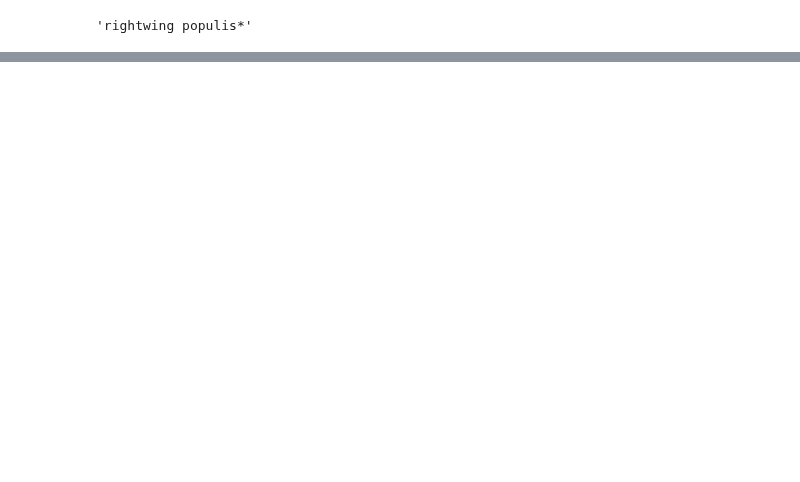
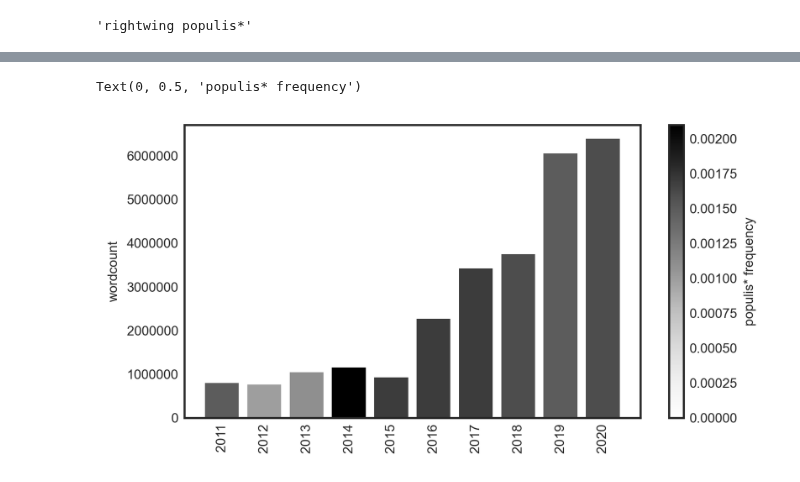
Before and after one commit to CCS-ZCU/pop, a Jupyter notebook: scripts/5_exploring_trends.ipynb, the cells around one changed output, grey strips where cells are left out. Cells and saved outputs as stored; diff of their text form; code cells hidden in the pictures; blank space fills up the shorter version.

```diff
--- a/scripts/5_exploring_trends.ipynb
+++ b/scripts/5_exploring_trends.ipynb
@@ -257,0 +372,5 @@ articles_metadata.head(20)
+# %%
+articles_metadata["year"] = articles_metadata["year"].replace(3017, 2017)
+# %%
+articles_metadata_sums = articles_metadata.groupby("year").sum().reset_index()
+articles_metadata_sums
@@ -257,0 +389,2 @@ articles_metadata.head(20)
+# %%
+articles_metadata_sums["populis*_freq"] = np.round(articles_metadata_sums["populis*_N"] / articles_metadata_sums["wordcount"], 4)
@@ -257,0 +405,3 @@ articles_metadata.head(20)
+# %%
+cm = plt.get_cmap("Greys")
+color= cm(articles_metadata_sums["populis*_freq"] / articles_metadata_sums["populis*_freq"].max())
@@ -257,0 +410,21 @@ articles_metadata.head(20)
+# %%
+fig, ax = plt.subplots(figsize=(5.7, 3), dpi=300, tight_layout=True)
+ax.bar(x=articles_metadata_sums["year"], height=articles_metadata_sums["wordcount"], color=color)
+ax.ticklabel_format(style='plain')
+ax.set_ylabel("wordcount")
+ax.set_xticks(articles_metadata_sums["year"], )
+ax.set_xticklabels(articles_metadata_sums["year"], rotation=90)
+
+sm = ScalarMappable(cmap=cm)
+# set colorbar properties
+sm.set_array([])
+sm.set_clim(0, articles_metadata_sums["populis*_freq"].max())
+
+# create colorbar
+cbar = plt.colorbar(sm, ax=ax)
+
+# set colorbar label
+cbar.ax.set_ylabel('populis* frequency')
+# %% [output]
+Text(0, 0.5, 'populis* frequency')
+[figure, added]
```
Also changed, not shown: parts of 34 cells of this notebook, 7 other files.
